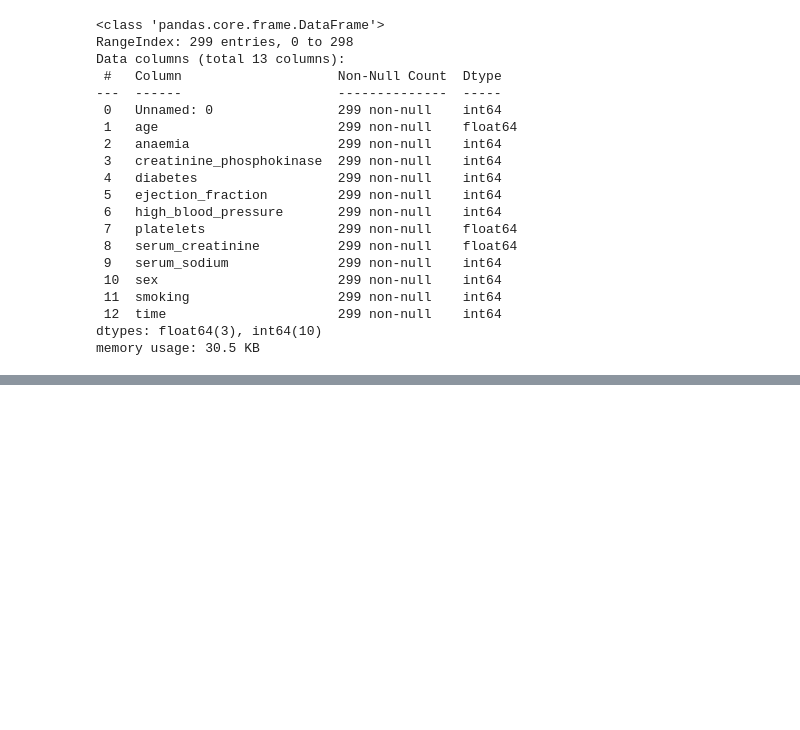
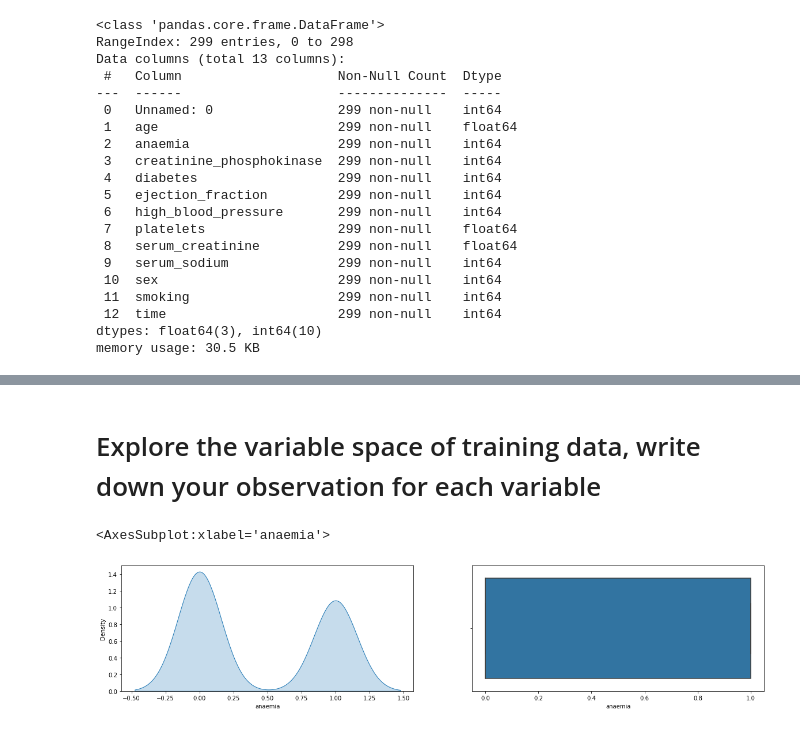
Before and after one commit to Rukhsarahmed1/Machine-Learning-Projects, a Jupyter notebook: RUKHSAR.ipynb, the cells around one changed output, grey strips where cells are left out. Saved outputs shown, nothing was run; the diff lists cells and outputs as text; code cells hidden in the pictures; blank space fills up the shorter version.

```diff
--- a/RUKHSAR.ipynb
+++ b/RUKHSAR.ipynb
@@ -8,8 +7,8 @@ import matplotlib.pyplot as plt
 from sklearn.model_selection import train_test_split
 from sklearn.metrics import accuracy_score
 # %%
-df=pd.read_csv(r"C:\Users\bibif\Downloads\ML PROJECT\project---predict-biological-age-Rukhsarahmed1-main\real_test_data.csv")
-df1=pd.read_csv(r"C:\Users\bibif\Downloads\ML PROJECT\project---predict-biological-age-Rukhsarahmed1-main\training_data.csv")
+df=pd.read_csv(r"real_test_data.csv")
+df1=pd.read_csv(r"training_data.csv")
 # %%
 df.head()
 # %% [output]
@@ -83,5 +60,3 @@ Data columns (total 13 columns):
  12  time                      299 non-null    int64
 dtypes: float64(3), int64(10)
 memory usage: 30.5 KB
-# %%
-df1['age']=df1['age'].astype('int64')
@@ -203,0 +65,3 @@ Outout  using Decision Tree =  0.06666666666666667
+# %%
+df_tr= df1.drop(columns=df1.columns[0])
+df_tr.head()
@@ -203,0 +139,12 @@ Outout  using Decision Tree =  0.06666666666666667
+# %% [markdown]
+# Explore the variable space of training  data, write down your observation for each variable
+# %%
+# Check the density
+fi = plt.figure(figsize=(20,4))
+fi.add_subplot(1,2,1)
+sn.kdeplot(df_tr.anaemia, fill = True)
+fi.add_subplot(1,2,2)
+sn.boxplot(x=df_tr["anaemia"])
+# %% [output]
+<AxesSubplot:xlabel='anaemia'>
+[figure, added]
```
Also changed, not shown: parts of 40 cells of this notebook.
